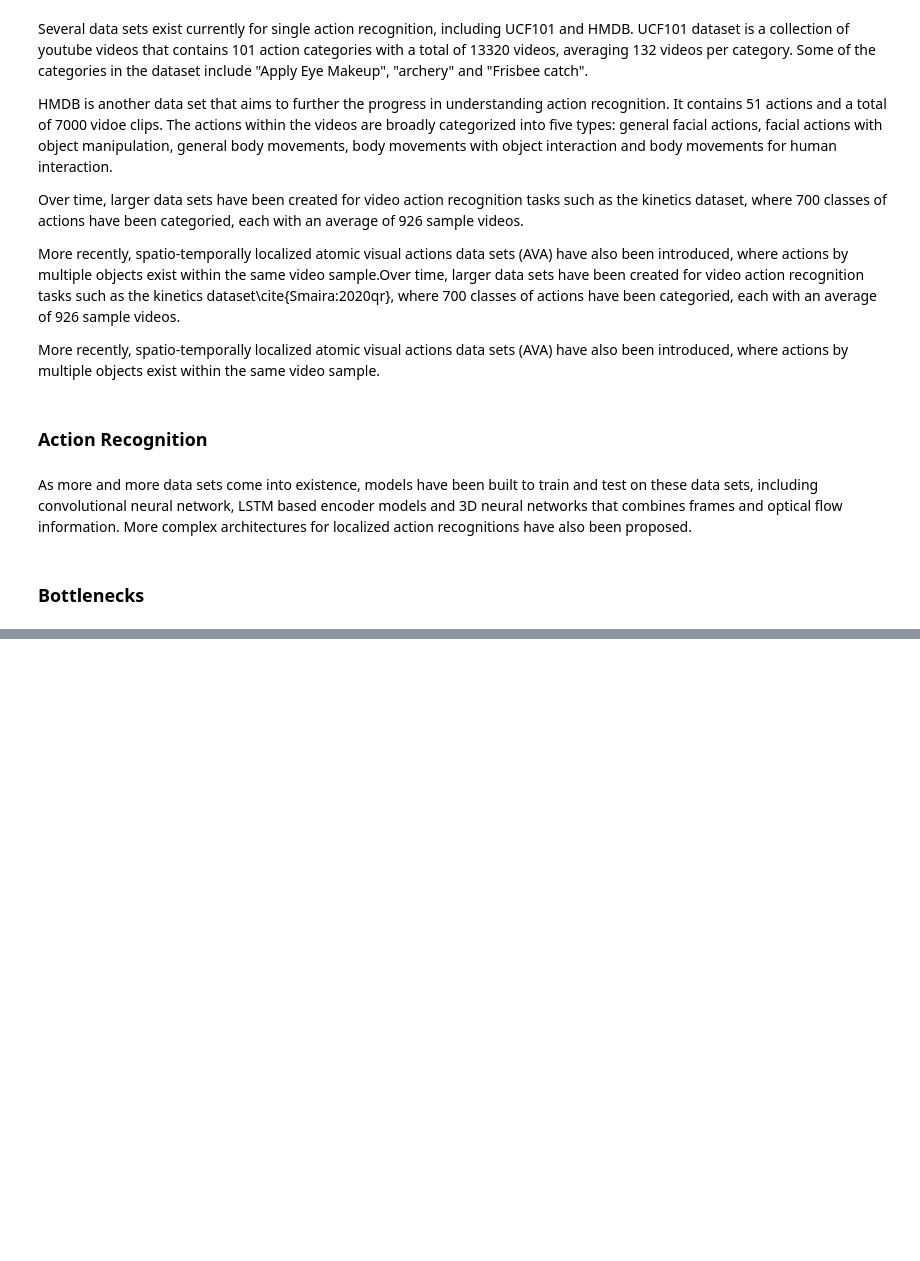
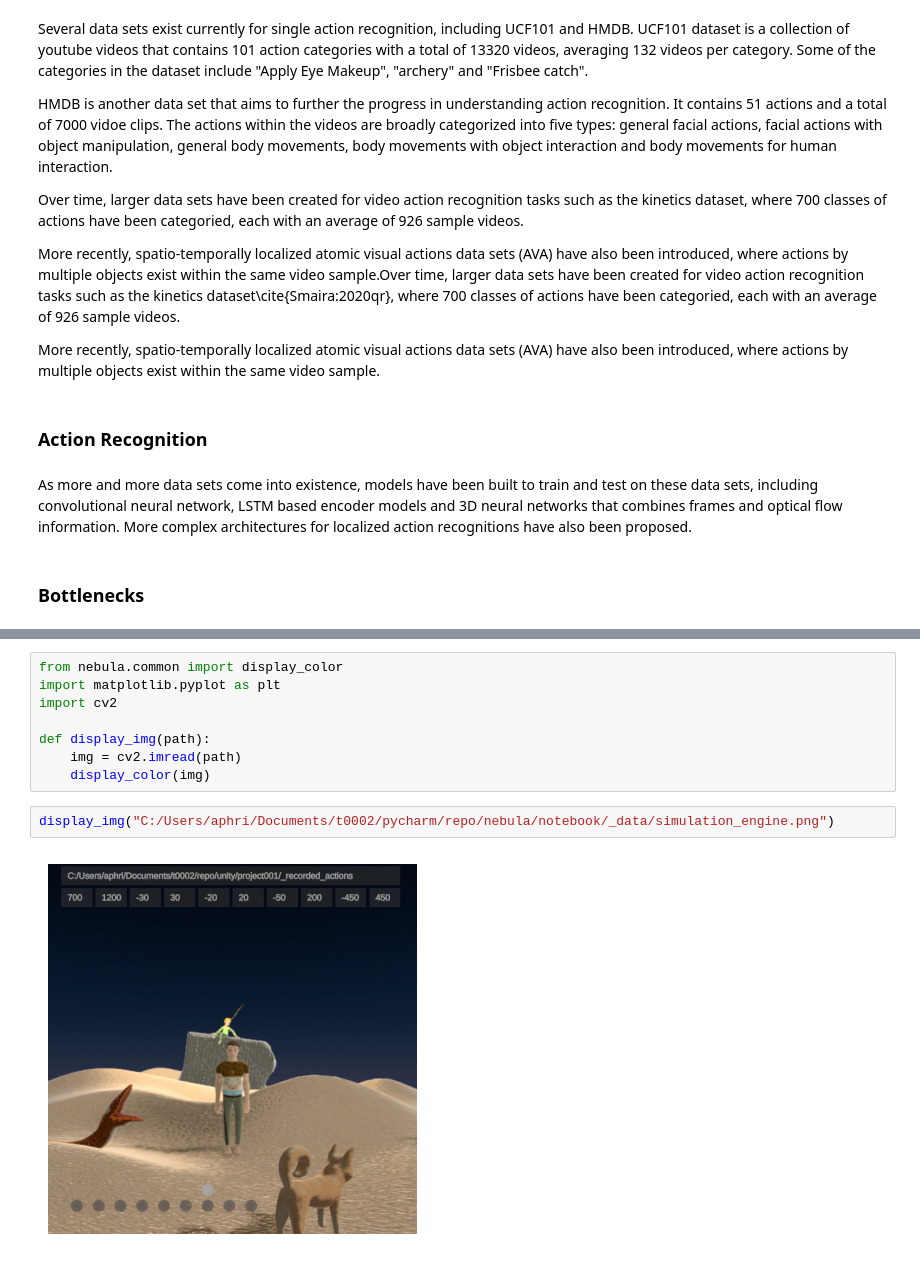
Before and after one commit to swang225/ygar-10yg, a Jupyter notebook: notebook/0200_ygar_final_report_notebook.ipynb, the cells around one changed output, grey strips where cells are left out. Cells and saved outputs as stored; diff of their text form; blank space fills up the shorter version.

Commit message:
Update notebooks and final report

```diff
--- a/notebook/0200_ygar_final_report_notebook.ipynb
+++ b/notebook/0200_ygar_final_report_notebook.ipynb
@@ -38,0 +49,12 @@ Although commendable progress has been made in the research of action understand
+# %%
+from nebula.common import display_color
+import matplotlib.pyplot as plt
+import cv2
+
+def display_img(path):
+    img = cv2.imread(path)
+    display_color(img)
+# %%
+display_img("C:/Users/aphri/Documents/t0002/pycharm/repo/nebula/notebook/_data/simulation_engine.png")
+# %% [output]
+[figure, added]
```
Also changed, not shown: parts of 65 cells of this notebook, 13 other files.
